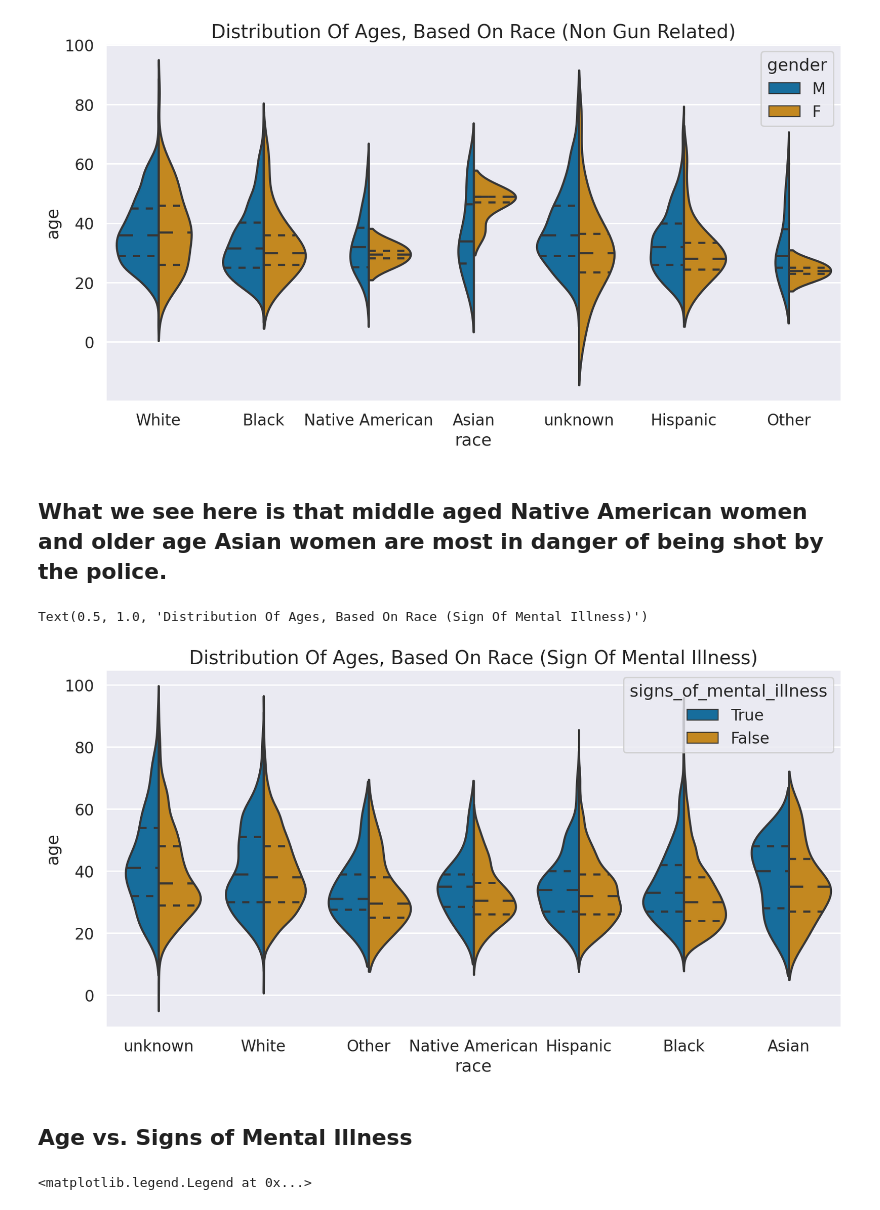
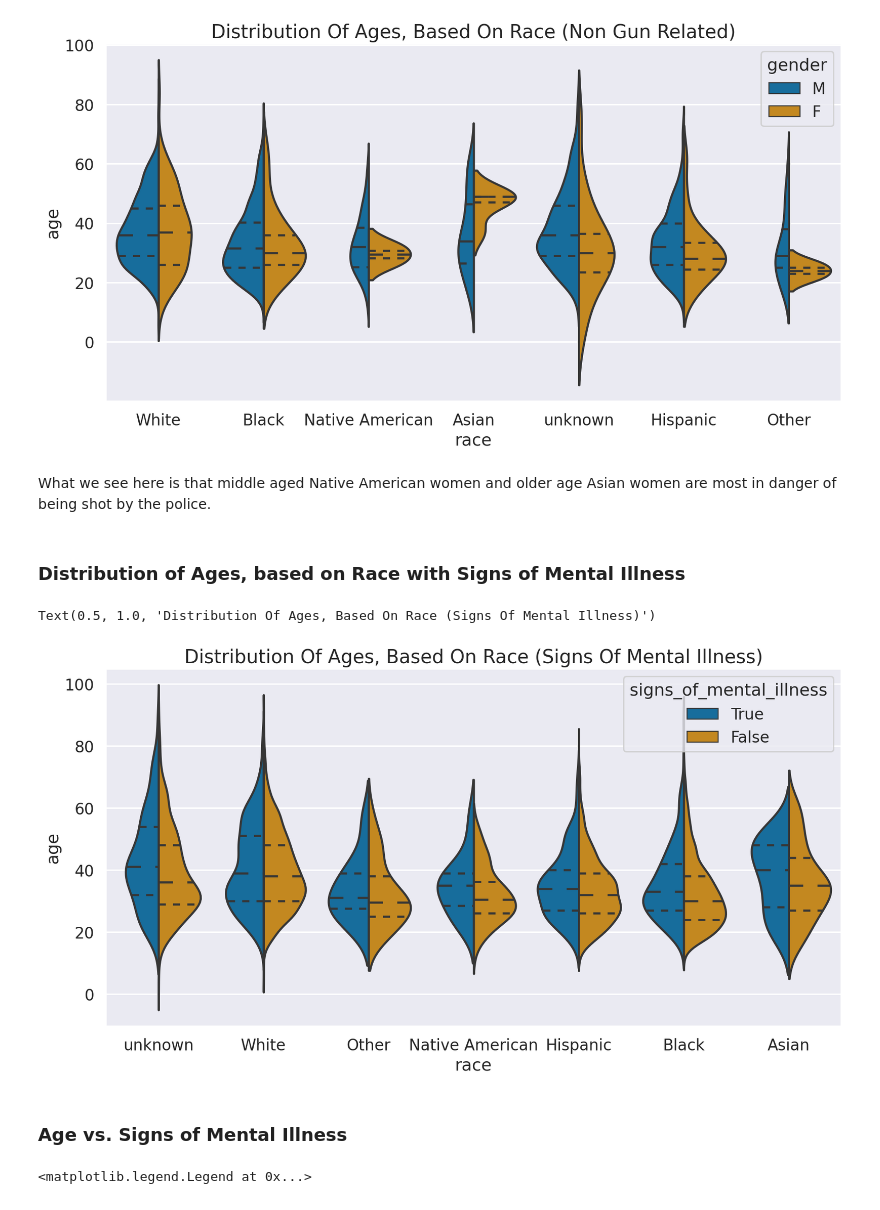
Before and after one commit to vadimiljin/capstone1, a Jupyter notebook: 141.ipynb, the cells around one changed output. Saved outputs shown, nothing was run; the diff lists cells and outputs as text; code cells hidden in the pictures.

```diff
--- a/141.ipynb
+++ b/141.ipynb
@@ -404,27 +413,29 @@ ax1.set_title(
 Text(0.5, 1.0, 'Distribution Of Ages, Based On Race (Non Gun Related)')
 [figure]
 # %% [markdown]
-## What we see here is that middle aged Native American women and older age Asian women are most in danger of being shot by the police.
+What we see here is that middle aged Native American women and older age Asian women are most in danger of being shot by the police.
+# %% [markdown]
+### Distribution of Ages, based on Race with Signs of Mental Illness
 # %%
 f, ax1 = plt.subplots(1, 1, figsize=(14, 7))
 sns.violinplot(
     x="race",
     y="age",
     data=shootings_df,
     split=True,
     hue="signs_of_mental_illness",
     hue_order=[True, False],
     ax=ax1,
     inner="quartile",
 )
 ax1.set_title(
-    "Distribution of Ages, based on race (Sign of Mental Illness)".title(), fontsize=20
+    "Distribution of Ages, based on race (Signs of Mental Illness)".title(), fontsize=20
 )
 # %% [output]
-Text(0.5, 1.0, 'Distribution Of Ages, Based On Race (Sign Of Mental Illness)')
+Text(0.5, 1.0, 'Distribution Of Ages, Based On Race (Signs Of Mental Illness)')
-[figure, old version]
+[figure, new version]
 # %% [markdown]
-## Age vs. Signs of Mental Illness
+### Age vs. Signs of Mental Illness
 # %%
 fig, ax = plt.subplots()
 
```
Also changed, not shown: parts of 107 cells of this notebook.
